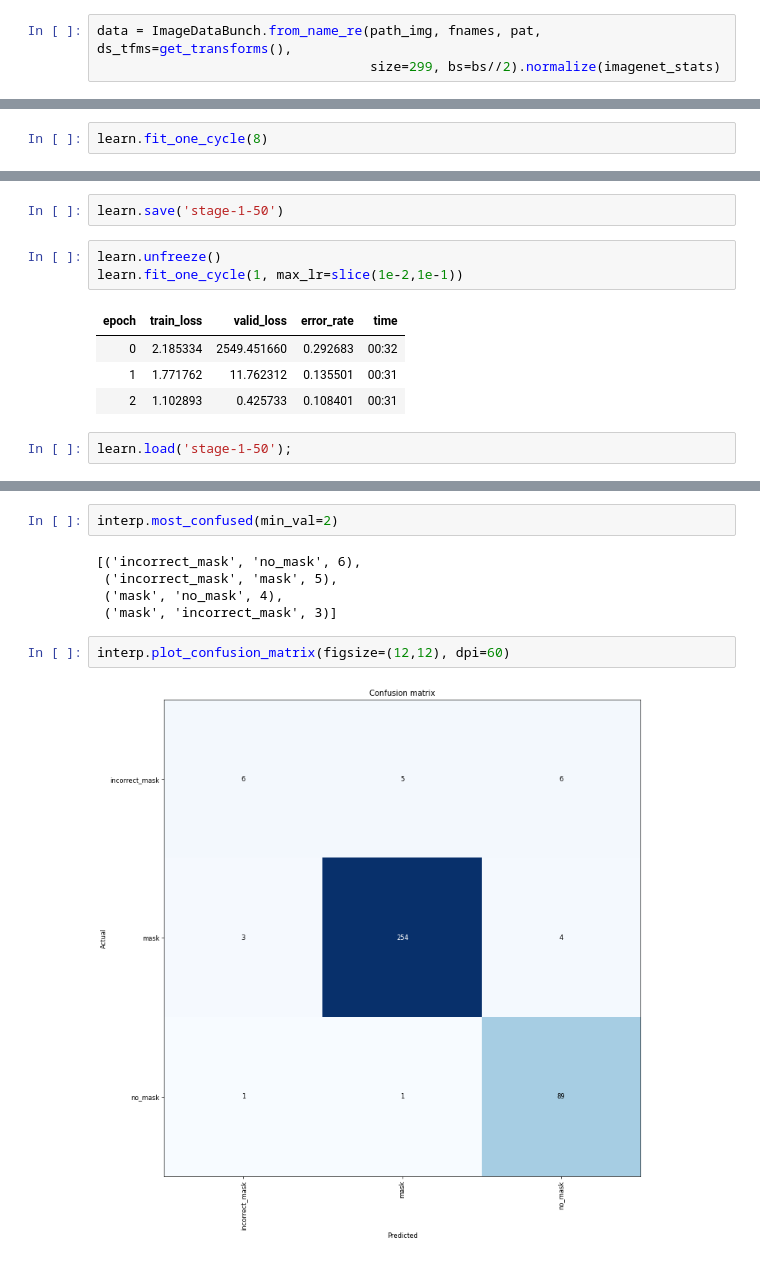
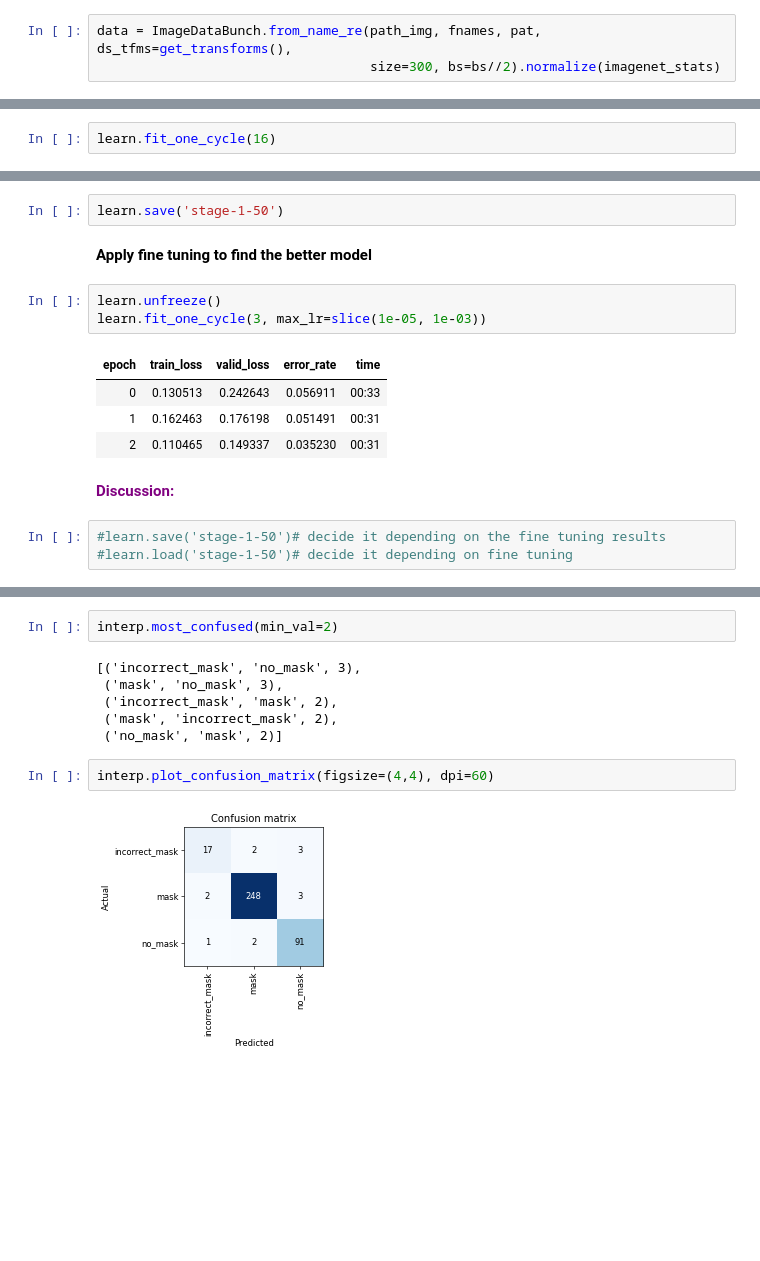
Before and after one commit to sefeoglu/DeepLearningProjectsandKaggleCompetitions, a Jupyter notebook: SimpleMaskClassification.ipynb, the cells around one changed output, grey strips where cells are left out. Saved outputs shown, nothing was run; the diff lists cells and outputs as text; blank space fills up the shorter version.

```diff
--- a/SimpleMaskClassification.ipynb
+++ b/SimpleMaskClassification.ipynb
@@ -194,6 +211,6 @@ learn.fit_one_cycle(1)
 # %%
 data = ImageDataBunch.from_name_re(path_img, fnames, pat, ds_tfms=get_transforms(),
-                                   size=299, bs=bs//2).normalize(imagenet_stats)
+                                   size=300, bs=bs//2).normalize(imagenet_stats)
 # %%
 learn = cnn_learner(data, models.resnet50, metrics=error_rate)
 # %% [output]
@@ -211,4 +230,4 @@ LR Finder is complete, type {learner_name}.recorder.plot() to see the graph.
 # %%
-learn.fit_one_cycle(8)
+learn.fit_one_cycle(16)
 # %% [output]
 | epoch | train_loss | valid_loss | error_rate | time |
@@ -223,15 +252,20 @@ learn.fit_one_cycle(8)
 # %%
 learn.save('stage-1-50')
+# %% [markdown]
+**Apply fine tuning to find the better model**
 # %%
 learn.unfreeze()
-learn.fit_one_cycle(1, max_lr=slice(1e-2,1e-1))
+learn.fit_one_cycle(3, max_lr=slice(1e-05, 1e-03))
 # %% [output]
 | epoch | train_loss | valid_loss | error_rate | time |
-| 0 | 2.185334 | 2549.451660 | 0.292683 | 00:32 |
-| 1 | 1.771762 | 11.762312 | 0.135501 | 00:31 |
-| 2 | 1.102893 | 0.425733 | 0.108401 | 00:31 |
+| 0 | 0.130513 | 0.242643 | 0.056911 | 00:33 |
+| 1 | 0.162463 | 0.176198 | 0.051491 | 00:31 |
+| 2 | 0.110465 | 0.149337 | 0.035230 | 00:31 |
-# %%
-learn.load('stage-1-50');
+# %% [markdown]
+**<font color = "purple">Discussion: </font>**
+# %%
+#learn.save('stage-1-50')# decide it depending on the fine tuning results
+#learn.load('stage-1-50')# decide it depending on fine tuning
 # %%
 interp = ClassificationInterpretation.from_learner(learn)
 # %% [output]
@@ -239,11 +273,12 @@ interp = ClassificationInterpretation.from_learner(learn)
 # %%
 interp.most_confused(min_val=2)
 # %% [output]
-[('incorrect_mask', 'no_mask', 6),
- ('incorrect_mask', 'mask', 5),
- ('mask', 'no_mask', 4),
- ('mask', 'incorrect_mask', 3)]
+[('incorrect_mask', 'no_mask', 3),
+ ('mask', 'no_mask', 3),
+ ('incorrect_mask', 'mask', 2),
+ ('mask', 'incorrect_mask', 2),
+ ('no_mask', 'mask', 2)]
 # %%
-interp.plot_confusion_matrix(figsize=(12,12), dpi=60)
+interp.plot_confusion_matrix(figsize=(4,4), dpi=60)
 # %% [output]
-[figure, old version]
+[figure, new version]
```
Also changed, not shown: parts of 52 cells of this notebook.
